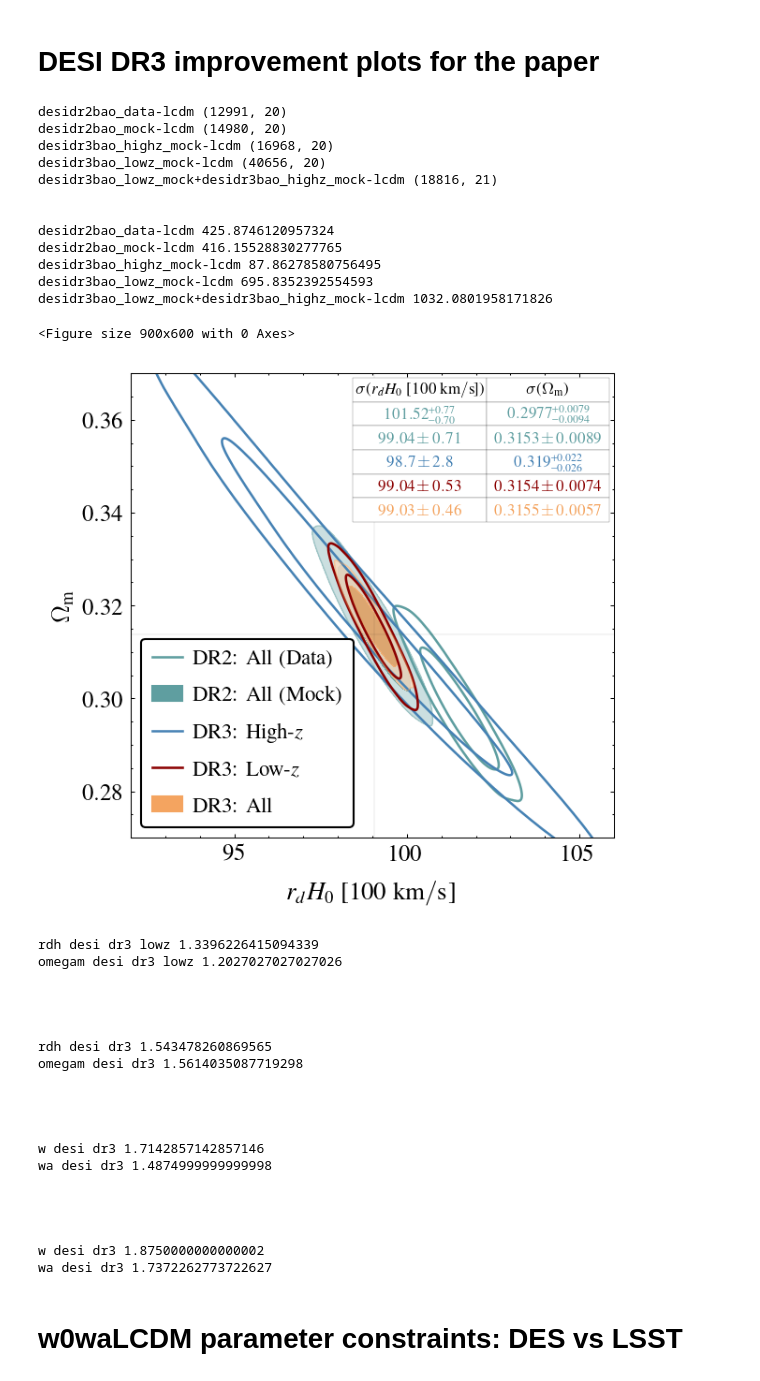
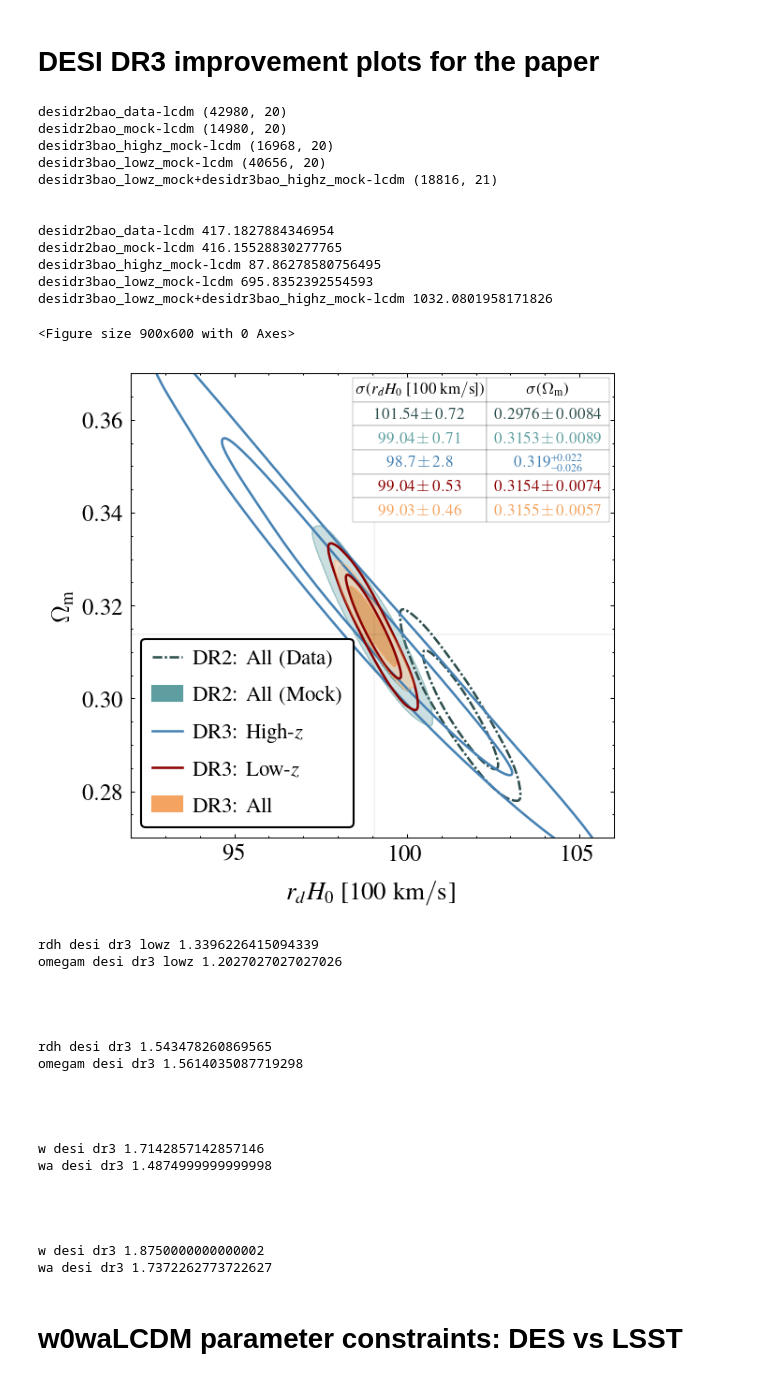
Before and after one commit to sriniraghunathan/CMB_BAO_SNe_likelihoods, a Jupyter notebook: analyse_chains_for_paper.ipynb, the cells around one changed output. Drawn from its saved outputs; the diff is of its cells as text; code cells hidden in the pictures.

Commit message:
plots

```diff
--- a/analyse_chains_for_paper.ipynb
+++ b/analyse_chains_for_paper.ipynb
@@ -111,7 +111,7 @@ for desi_iter in range(1):#,2):#2):
     chains_to_plot = chain_fdlist
     filled = [False, True, False, False, True]
     #color_arr = ['sandybrown', 'steelblue', 'darkred', 'black']
-    color_arr = ['cadetblue', 'cadetblue', 'steelblue', 'darkred', 'sandybrown']
+    color_arr = ['darkslategrey', 'cadetblue', 'steelblue', 'darkred', 'sandybrown']
 
     print('\n')
     samples_to_plot, labels_arr = [], []
@@ -131,6 +131,16 @@ for desi_iter in range(1):#,2):#2):
         #labels_arr.append( '%s (FoM = %d)' %(chain_label, fom) )
         labels_arr.append( '%s' %(chain_label) )
 
+    """
+    line_args=[{'ls':'-', 'lw': 1., 'color': color_arr[0]},
+               {'ls':'--', 'lw': 1., 'color': color_arr[1]},
+               {'ls':'-', 'lw': 1., 'color': color_arr[2]},
+               {'ls':'-', 'lw': 1., 'color': color_arr[3]},
+               {'ls':'-', 'lw': 1., 'color': color_arr[4]},
+               ]
+    """
+    ls_arr = ['-.', '-', '-', '-', '-']
+
 
     g = misc_getdist.make_getdist_plot('plots_2d',
                                        samples_to_plot,
@@ -143,6 +153,7 @@ for desi_iter in range(1):#,2):#2):
                                        scaling = True,#, wspace = 0.05
                                        xyloc_for_leg = [0.68, 0.95],
                                        filled = filled,
+                                       ls_arr = ls_arr,
                                        #linestyle = '-.',
                                       )
     curr_ax = g.get_axes()
@@ -203,36 +214,36 @@ def get_desi_improvements(qualifier, low_err_dic, up_err_dic):
 
 #desi dr3 low-z
 err_dic = {'rdh': 0.53, 'omegam': 0.0074}
 get_desi_improvements('desi dr3 lowz', err_dic, err_dic)
 
 #desi dr3
 err_dic = {'rdh': 0.46, 'omegam': 0.0057}
 get_desi_improvements('desi dr3', err_dic, err_dic)
 
 #desi dr3-lowz
 low_err_dic = {'w': 0.21, 'wa': 0.6}
 up_err_dic = {'w': 0.14, 'wa': 1.}
 get_desi_improvements('desi dr3', low_err_dic, up_err_dic)
 
 #desi dr3
 low_err_dic = {'w': 0.19, 'wa': 0.57}
 up_err_dic = {'w': 0.13, 'wa': 0.8}
 get_desi_improvements('desi dr3', low_err_dic, up_err_dic)
 # %% [output]
-desidr2bao_data-lcdm (12991, 20)
+desidr2bao_data-lcdm (42980, 20)
 desidr2bao_mock-lcdm (14980, 20)
 desidr3bao_highz_mock-lcdm (16968, 20)
 desidr3bao_lowz_mock-lcdm (40656, 20)
 desidr3bao_lowz_mock+desidr3bao_highz_mock-lcdm (18816, 21)
 
 
-desidr2bao_data-lcdm 425.8746120957324
+desidr2bao_data-lcdm 417.1827884346954
 desidr2bao_mock-lcdm 416.15528830277765
 desidr3bao_highz_mock-lcdm 87.86278580756495
 desidr3bao_lowz_mock-lcdm 695.8352392554593
 desidr3bao_lowz_mock+desidr3bao_highz_mock-lcdm 1032.0801958171826
 <Figure size 900x600 with 0 Axes>
-[figure, old version]
+[figure, new version]
 rdh desi dr3 lowz 1.3396226415094339
 omegam desi dr3 lowz 1.2027027027027026
 
```
Also changed, not shown: 1 other file.
